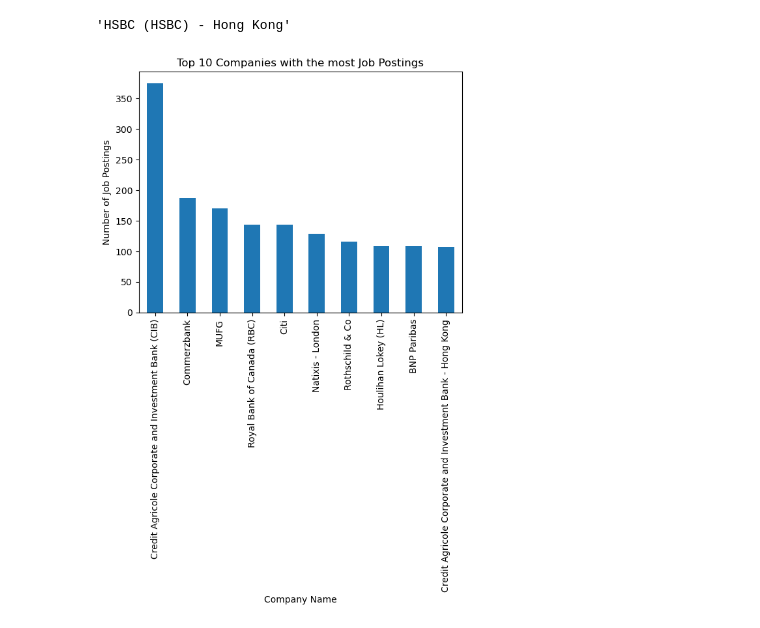
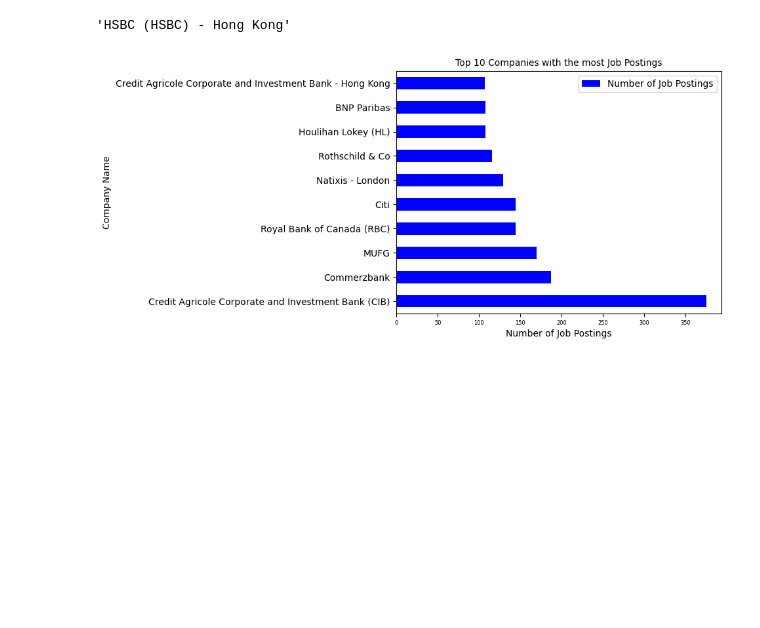
Before and after one commit to ethanvirtudazo/DS105_Project, a Jupyter notebook: data_viz_company.ipynb, the cells around one changed output. Saved outputs shown, nothing was run; the diff lists cells and outputs as text; code cells hidden in the pictures; blank space fills up the shorter version.

```diff
--- a/data_viz_company.ipynb
+++ b/data_viz_company.ipynb
@@ -2,7 +2,7 @@
 import pandas as pd
 import numpy as np
 
-path = "/Users/torreshong/Documents/GitHub/DS105_Project/6622_jobs.xls"
+path = "/Users/User/Documents/GitHub/DS105_Project/6622_jobs.xls"
 
 df_import = pd.read_excel(path)
 df_import.shape
@@ -34,18 +46,29 @@ df_company_names.shape
 df_company_names.iloc[1]
 # %% [output]
 'HSBC (HSBC) - Hong Kong'
-# %%
-name_counts = df_company_names.value_counts()
-
-import matplotlib.pyplot as plt
-
-top_10 = name_counts.nlargest(10)
-
-top_10.plot(kind='bar')
-plt.title("Top 10 Companies with the most Job Postings")
-plt.xlabel("Company Name")
-plt.ylabel("Number of Job Postings")
-
-plt.show()
-# %% [output]
-[figure, removed]
+# %%
+import matplotlib.pyplot as plt
+
+name_counts = df_company_names.value_counts()
+top_10 = name_counts.nlargest(10)
+
+# Reset the index of the series to make it a dataframe
+top_10 = top_10.reset_index()
+top_10.columns = ['Company Name', 'Number of Job Postings']
+
+# Plot the data as a horizontal bar plot
+top_10.plot(kind='barh', x='Company Name', y='Number of Job Postings', color='blue')
+
+# Add the title, x-label, and y-label
+plt.title("Top 10 Companies with the most Job Postings", fontsize=10)
+plt.xlabel("Number of Job Postings", fontsize=10)
+plt.ylabel("Company Name", fontsize=10)
+
+# Rotate the x-axis labels 90 degrees counterclockwise
+plt.xticks(fontsize=6)
+plt.yticks(rotation=0)
+
+# Show the plot
+plt.show()
+# %% [output]
+[figure, added]
```
Also changed, not shown: parts of 1 cell of this notebook, 1 other file.
